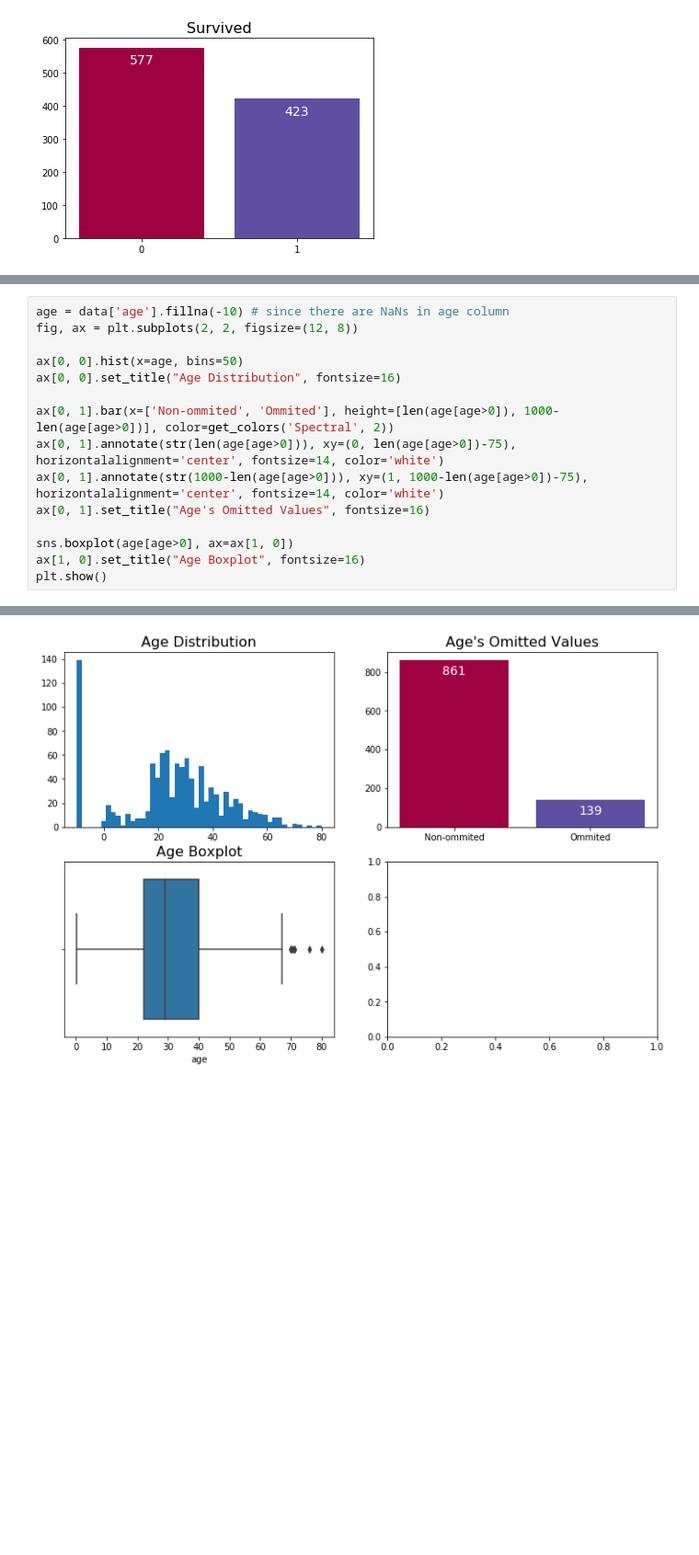
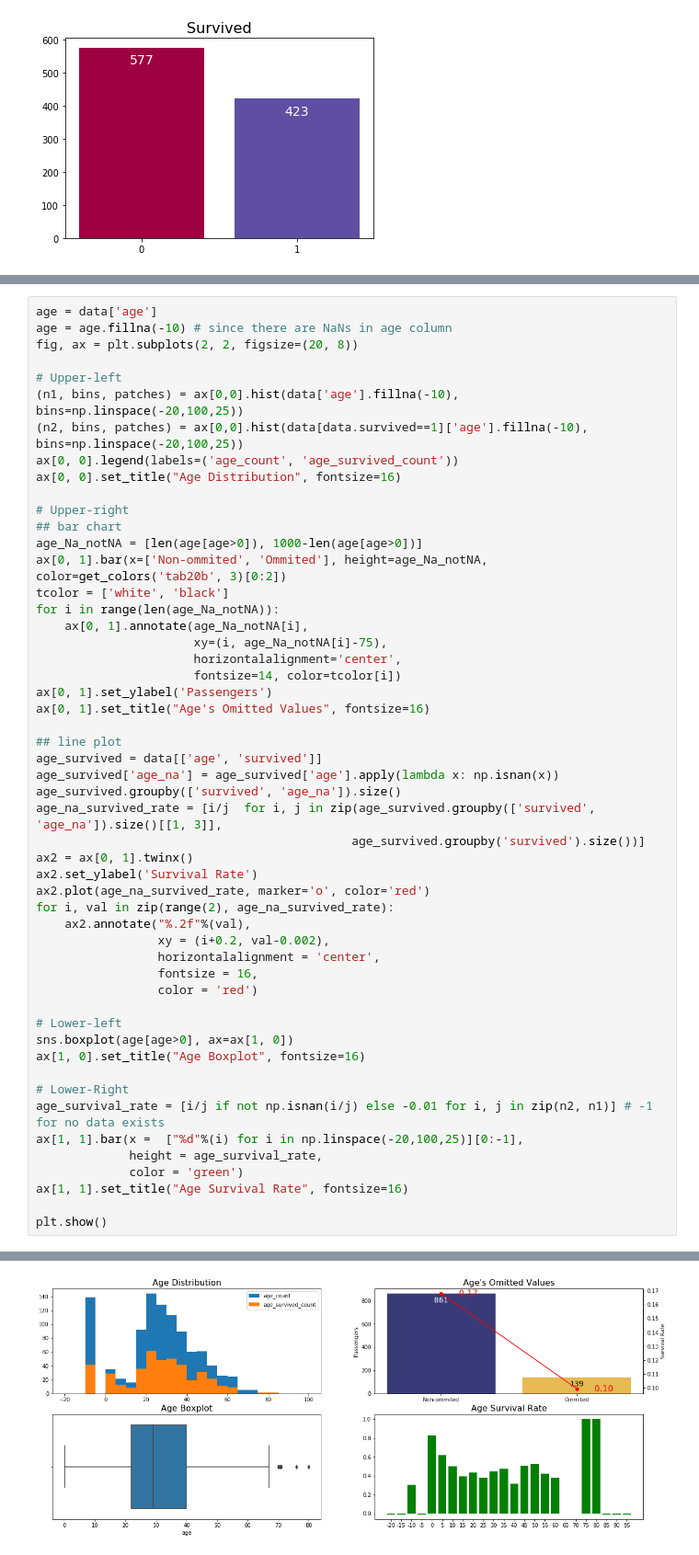
Before and after one commit to kevin21326/STASD, a Jupyter notebook: week_07/week_7_inclass_practice.ipynb, the cells around one changed output, grey strips where cells are left out. Shown: that part at 92% size. Drawn from its saved outputs; the diff is of its cells as text; blank space fills up the shorter version.

```diff
--- a/week_07/week_7_inclass_practice.ipynb
+++ b/week_07/week_7_inclass_practice.ipynb
@@ -155,16 +173,53 @@ plt.show()
 # %%
-age = data['age'].fillna(-10) # since there are NaNs in age column
-fig, ax = plt.subplots(2, 2, figsize=(12, 8))
+age = data['age']
+age = age.fillna(-10) # since there are NaNs in age column
+fig, ax = plt.subplots(2, 2, figsize=(20, 8))
 
-ax[0, 0].hist(x=age, bins=50)
+# Upper-left
+(n1, bins, patches) = ax[0,0].hist(data['age'].fillna(-10), bins=np.linspace(-20,100,25))
+(n2, bins, patches) = ax[0,0].hist(data[data.survived==1]['age'].fillna(-10), bins=np.linspace(-20,100,25))
+ax[0, 0].legend(labels=('age_count', 'age_survived_count'))
 ax[0, 0].set_title("Age Distribution", fontsize=16)
 
-ax[0, 1].bar(x=['Non-ommited', 'Ommited'], height=[len(age[age>0]), 1000-len(age[age>0])], color=get_colors('Spectral', 2))
-ax[0, 1].annotate(str(len(age[age>0])), xy=(0, len(age[age>0])-75), horizontalalignment='center', fontsize=14, color='white')
-ax[0, 1].annotate(str(1000-len(age[age>0])), xy=(1, 1000-len(age[age>0])-75), horizontalalignment='center', fontsize=14, color='white')
+# Upper-right
+## bar chart
+age_Na_notNA = [len(age[age>0]), 1000-len(age[age>0])]
+ax[0, 1].bar(x=['Non-ommited', 'Ommited'], height=age_Na_notNA, color=get_colors('tab20b', 3)[0:2])
+tcolor = ['white', 'black']
+for i in range(len(age_Na_notNA)):
+    ax[0, 1].annotate(age_Na_notNA[i],
+                      xy=(i, age_Na_notNA[i]-75),
+                      horizontalalignment='center',
+                      fontsize=14, color=tcolor[i])
+ax[0, 1].set_ylabel('Passengers')
 ax[0, 1].set_title("Age's Omitted Values", fontsize=16)
 
+## line plot
+age_survived = data[['age', 'survived']]
+age_survived['age_na'] = age_survived['age'].apply(lambda x: np.isnan(x))
+age_survived.groupby(['survived', 'age_na']).size()
+age_na_survived_rate = [i/j  for i, j in zip(age_survived.groupby(['survived', 'age_na']).size()[[1, 3]],
+                                            age_survived.groupby('survived').size())]
+ax2 = ax[0, 1].twinx()
+ax2.set_ylabel('Survival Rate')
+ax2.plot(age_na_survived_rate, marker='o', color='red')
+for i, val in zip(range(2), age_na_survived_rate):
+    ax2.annotate("%.2f"%(val),
+                 xy = (i+0.2, val-0.002),
+                 horizontalalignment = 'center',
+                 fontsize = 16,
+                 color = 'red')
+
+# Lower-left
 sns.boxplot(age[age>0], ax=ax[1, 0])
 ax[1, 0].set_title("Age Boxplot", fontsize=16)
+
+# Lower-Right
+age_survival_rate = [i/j if not np.isnan(i/j) else -0.01 for i, j in zip(n2, n1)] # -1 for no data exists
+ax[1, 1].bar(x =  ["%d"%(i) for i in np.linspace(-20,100,25)][0:-1],
+             height = age_survival_rate,
+             color = 'green')
+ax[1, 1].set_title("Age Survival Rate", fontsize=16)
+
 plt.show()
 # %% [output]
@@ -171 +230 @@ plt.show()
-[figure, old version]
+[figure, new version]
```
Also changed, not shown: parts of 27 cells of this notebook.
